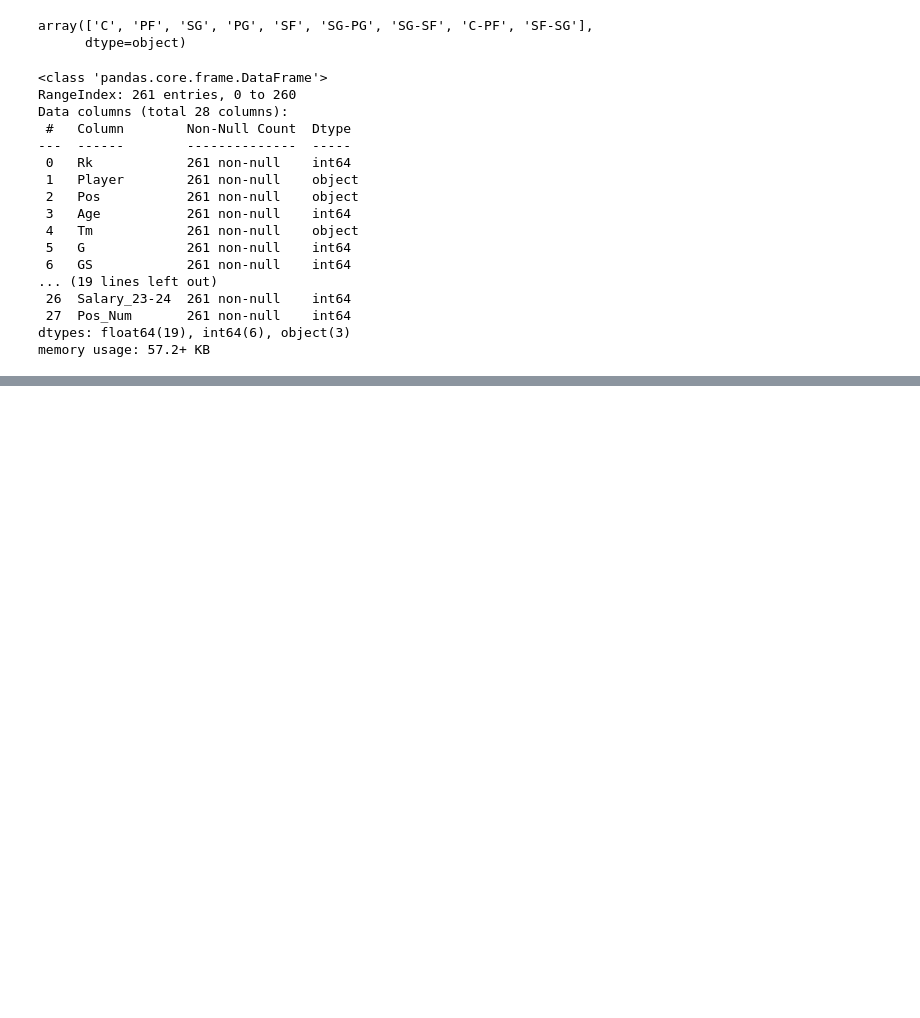
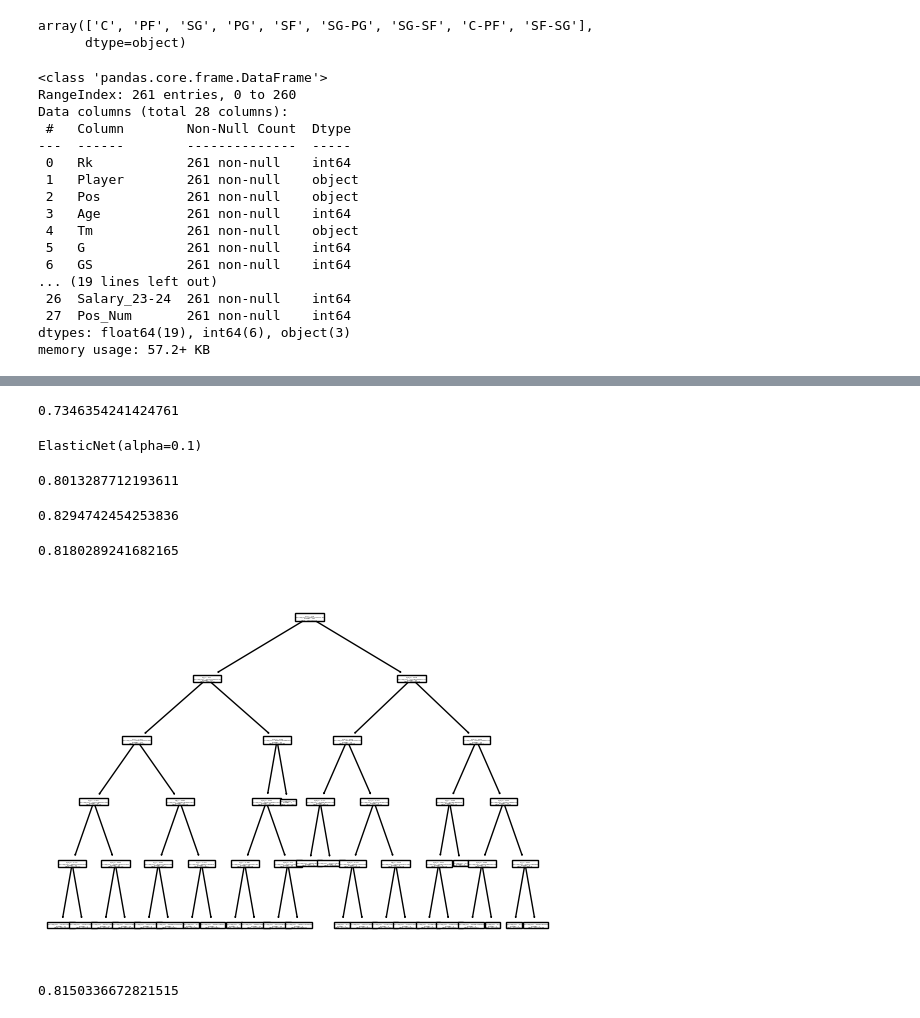
Before and after one commit to jakubros/NBA_players_value, a Jupyter notebook: NBA_players_value.ipynb, the cells around one changed output, grey strips where cells are left out. Cells and saved outputs as stored; diff of their text form; code cells hidden in the pictures; blank space fills up the shorter version.

```diff
--- a/NBA_players_value.ipynb
+++ b/NBA_players_value.ipynb
@@ -87,0 +148,3 @@ ValueError: ignored
+# %%
+from sklearn.model_selection import train_test_split
+X_train, X_test, y_train, y_test = train_test_split(X, y, test_size=0.2, random_state=42)
@@ -87,0 +157,6 @@ ValueError: ignored
+# %%
+from sklearn.preprocessing import StandardScaler
+scaler = StandardScaler()
+# data = [X_train, X_test, X_val]
+scaler.fit(X_train)
+X_train_scaled = scaler.transform(X_train)
@@ -87,0 +176,3 @@ ValueError: ignored
+# %%
+model_lasso = linear_model.Lasso(alpha=0.1)
+model_lasso.fit(X_train_scaled, y_train)
@@ -87,0 +193,43 @@ ValueError: ignored
+# %%
+from sklearn.metrics import mean_absolute_error
+from sklearn.metrics import mean_absolute_percentage_error
+
+mean_absolute_percentage_error(y_test, y_pred)
+# %% [output]
+0.7346354241424761
+# %%
+from sklearn.linear_model import ElasticNet
+
+# Tworzymy model regresji Elastic Net
+elastic_net_model = ElasticNet(alpha=0.1, l1_ratio=0.5)
+
+# Uczenie modelu na danych treningowych
+elastic_net_model.fit(X_train_scaled, y_train)
+# %% [output]
+ElasticNet(alpha=0.1)
+# %%
+elastic_net_model.score(X_train_scaled,y_train)
+# %% [output]
+0.8013287712193611
+# %%
+elastic_net_model.score(X_test_scaled,y_test)
+# %% [output]
+0.8294742454253836
+# %%
+model_lasso.score(X_test_scaled,y_test)
+# %% [output]
+0.8180289241682165
+# %%
+from sklearn.tree import DecisionTreeRegressor
+from sklearn import tree
+
+model_tree = DecisionTreeRegressor(max_depth=5, min_samples_split=3)
+model_tree.fit(X_train_scaled,y_train)
+tree.plot_tree(model_tree)
+plt.savefig("tre")
+# %% [output]
+[figure, added]
+# %%
+model_tree.score(X_test_scaled,y_test)
+# %% [output]
+0.8150336672821515
```
Also changed, not shown: parts of 34 cells of this notebook.
